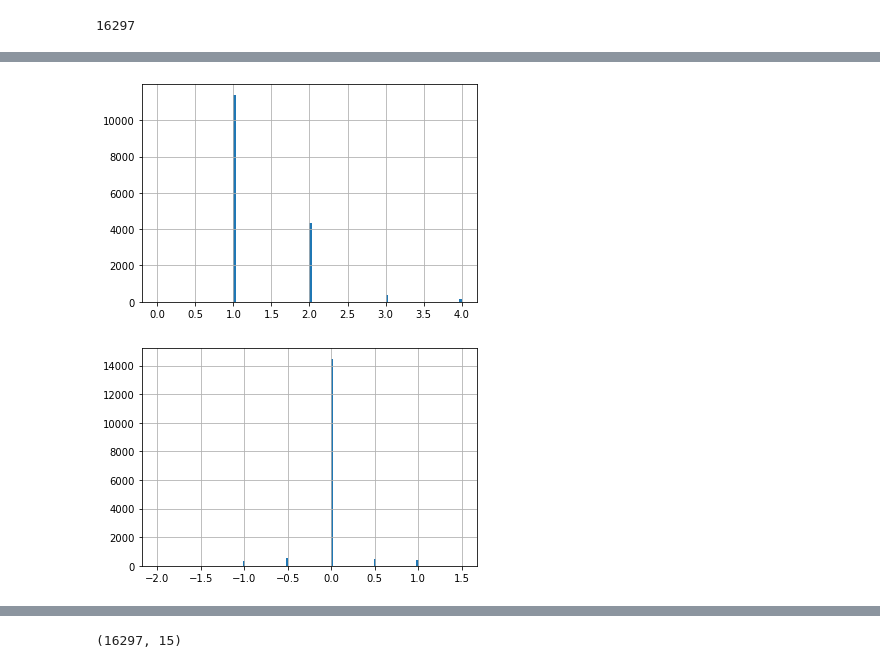
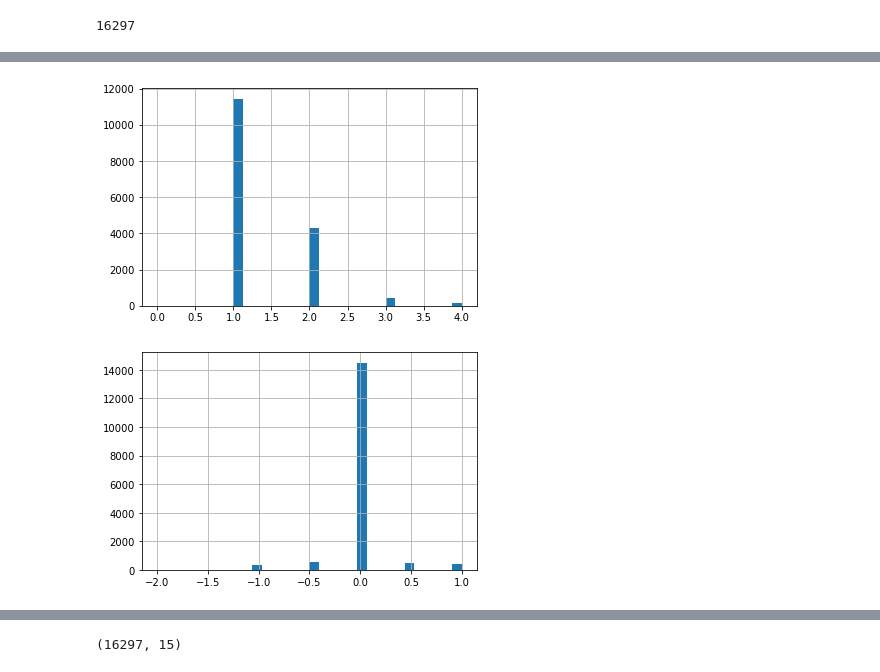
Before and after one commit to UW-GDA/landslide_exposure_portland, a Jupyter notebook: final_project.ipynb, the cells around one changed output, grey strips where cells are left out. Drawn from its saved outputs; the diff is of its cells as text; code cells hidden in the pictures.

```diff
--- a/final_project.ipynb
+++ b/final_project.ipynb
@@ -53,3 +50,6 @@ proj = '+proj=aea +lat_1=34.999455 +lat_2=48.999727 +lat_0=41.999590999999995 +l
+# %%
+# Define projection:
+proj = 'EPSG:32610'
 # %% [markdown]
 ## Part 1: Loading raster data
 Using Raster basic to open downloaded image from disk
@@ -250,6 +250,6 @@ def rio_reproj_write(src, proj_fn, dst_crs, driver='GTiff'):
             print("Complete")
 # %%
 src = rio.open(path)
-proj_fn = os.path.splitext(path)[0]+'_utm_riowarp.tif'
+proj_fn = os.path.splitext(path)[0]+'_utm_riowarp1.tif'
 rio_reproj_write(src, proj_fn, proj)
 # %% [output]
@@ -717,13 +721,13 @@ b_mulfam_r.head()
 # %%
 %matplotlib inline
-b_mulfam_r['ls_rio_sample'].hist(bins=128);
+b_mulfam_r['ls_rio_sample'].hist(bins=32);
 # %% [output]
-[figure, old version]
+[figure, new version]
 # %%
 b_mulfam_r['median_vs_rio_sample'] = b_mulfam_r['ls_rio_sample'] - b_mulfam_r['ls_class_median']
-b_mulfam_r['median_vs_rio_sample'].hist(bins=128);
+b_mulfam_r['median_vs_rio_sample'].hist(bins=32);
 # %% [output]
-[figure, old version]
+[figure, new version]
 # %%
 b_mulfam_stats = b_mulfam_r.groupby('ls_rio_sample').agg('sum')
 b_mulfam_stats.head()
```
Also changed, not shown: parts of 70 cells of this notebook.
